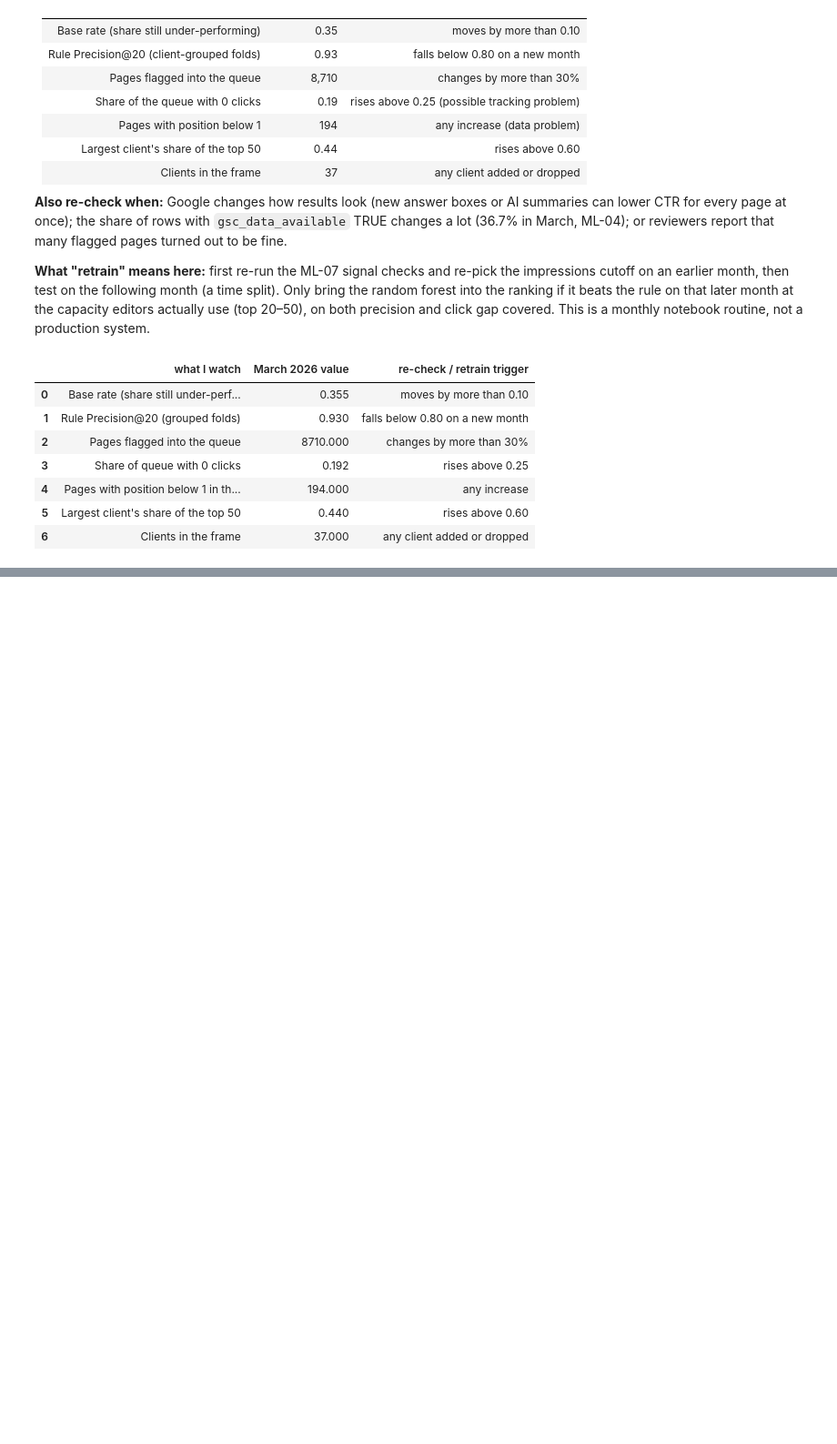
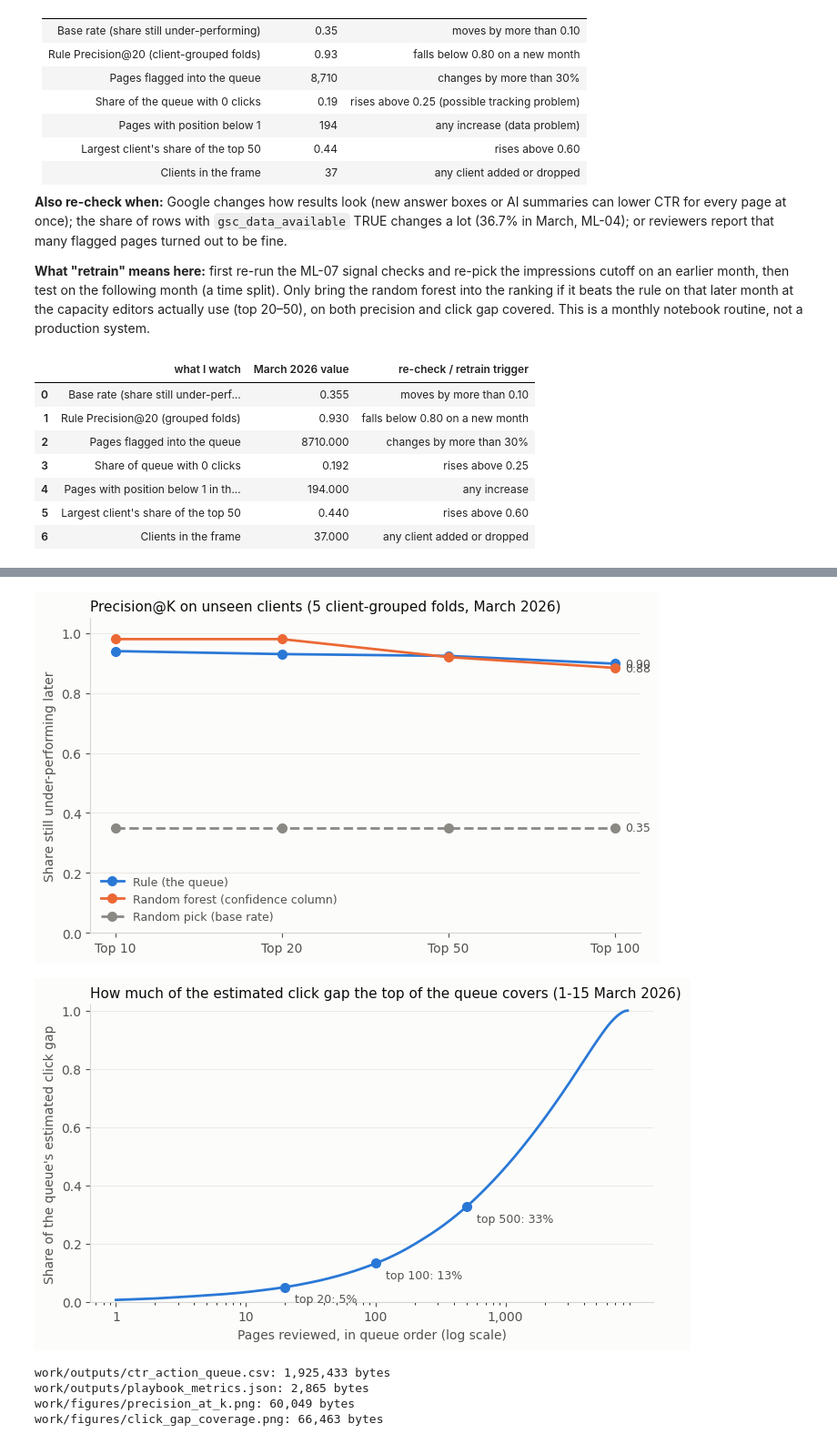
Before and after one commit to jjcodes999/flyrank-ml-repo, a Jupyter notebook: work/notebooks/w07_action_playbook.ipynb, the cells around one changed output, grey strips where cells are left out. Shown at 91% size. Drawn from its saved outputs; the diff is of its cells as text; code cells hidden in the pictures; blank space fills up the shorter version.

```diff
--- a/work/notebooks/w07_action_playbook.ipynb
+++ b/work/notebooks/w07_action_playbook.ipynb
@@ -414,3 +424,77 @@ display(reference)
+# %%
+# EXPORTS FOR THE PAPER
+import os, json
+import matplotlib.pyplot as plt
+os.makedirs("work/outputs", exist_ok=True)
+os.makedirs("work/figures", exist_ok=True)
+
+# 1) The ranked queue (stays out of git; no outcome column inside)
+queue_cols = ["rank", "client_hash_id", "content_hash_id", "impressions_h1", "clicks_h1", "ctr_h1",
+              "position_h1", "expected_ctr_h1", "score", "action", "reason_codes", "persistence_prob", "confidence"]
+queue[queue_cols].to_csv("work/outputs/ctr_action_queue.csv", index=False)
+
+# 2) The receipts: every key number in one file
+metrics = {
+    "data": "FlyRank warehouse, month=2026-03; features 1-15 March, outcome 16-31 March",
+    "pages_scored": int(len(pages)), "clients": int(pages["client_hash_id"].nunique()),
+    "pages_in_queue": int(len(queue)),
+    "base_rate": round(float(pages["still_under"].mean()), 3),
+    "precision_at_k_grouped_5fold": {m: {k: float(v) for k, v in r.items()} for m, r in pk.to_dict("index").items()},
+    "queue_by_action": {k: int(v) for k, v in queue["action"].value_counts().items()},
+    "missed_clicks_covered": {str(int(r.pages_reviewed)): {"missed_clicks": float(r.missed_clicks_covered), "share": float(r.share_of_queue_gap)}
+                              for r in capture.itertuples()},
+    "archetypes": {a: {"pages": int(r.pages), "action": r.action, "still_under_rate": float(r.still_under_rate)} for a, r in arche.iterrows()},
+    "decay_by_age": {str(b): {k: float(v) for k, v in r.items()} for b, r in decay.iterrows()},
+    "seeds": {"random_forest": 42}, "folds": "GroupKFold(5) by client_hash_id",
+}
+with open("work/outputs/playbook_metrics.json", "w") as f:
+    json.dump(metrics, f, indent=2)
+
+# 3) Two figures (one axis each, colour-blind-safe blue/orange, grey for the random baseline)
+BLUE, ORANGE, GRAY, INK, INK2, SURFACE = "#2a78d6", "#eb6834", "#8a8984", "#0b0b0b", "#52514e", "#fcfcfb"
+def style(ax):
+    ax.set_facecolor(SURFACE)
+    for s in ["top", "right"]: ax.spines[s].set_visible(False)
+    for s in ["left", "bottom"]: ax.spines[s].set_color("#d6d5d0")
+    ax.tick_params(colors=INK2); ax.grid(axis="y", color="#ebeae6", linewidth=0.8); ax.set_axisbelow(True)
+
+# Figure 1: Precision@K - rule vs forest vs random pick
+fig, ax = plt.subplots(figsize=(7, 4.2), facecolor=SURFACE); style(ax)
+x = list(range(len(KS)))
+for name, color, ls in [("Rule (the queue)", BLUE, "-"), ("Random forest (confidence column)", ORANGE, "-"), ("Random pick (base rate)", GRAY, "--")]:
+    vals = [pk.loc[name, f"P@{k}"] for k in KS]
+    ax.plot(x, vals, ls, color=color, linewidth=2, marker="o", markersize=7, label=name)
+    ax.annotate(f"{vals[-1]:.2f}", (x[-1], vals[-1]), xytext=(8, 0), textcoords="offset points", va="center", color=INK2, fontsize=9)
+ax.set_xticks(x, [f"Top {k}" for k in KS]); ax.set_ylim(0, 1.05); ax.set_ylabel("Share still under-performing later", color=INK2)
+ax.set_title("Precision@K on unseen clients (5 client-grouped folds, March 2026)", color=INK, fontsize=11, loc="left")
+ax.legend(frameon=False, loc="lower left", fontsize=9, labelcolor=INK2)
+fig.tight_layout(); fig.savefig("work/figures/precision_at_k.png", dpi=150); plt.show()
+
+# Figure 2: estimated click gap covered as more pages are reviewed
+cum = queue["score"].cumsum() / total_gap
+fig, ax = plt.subplots(figsize=(7, 4.2), facecolor=SURFACE); style(ax)
+ax.plot(queue["rank"], cum, color=BLUE, linewidth=2)
+for n in [20, 100, 500]:
+    if n <= len(queue):
+        ax.plot(n, cum.iloc[n - 1], "o", color=BLUE, markersize=7)
+        ax.annotate(f"top {n}: {cum.iloc[n - 1]:.0%}", (n, cum.iloc[n - 1]), xytext=(8, -12), textcoords="offset points", color=INK2, fontsize=9)
+ax.set_xscale("log"); ax.set_ylim(0, 1.02)
+ticks = [t for t in [1, 10, 100, 1000, 10000] if t <= len(queue)]
+ax.set_xticks(ticks, [f"{t:,}" for t in ticks])
+ax.set_xlabel("Pages reviewed, in queue order (log scale)", color=INK2); ax.set_ylabel("Share of the queue's estimated click gap", color=INK2)
+ax.set_title("How much of the estimated click gap the top of the queue covers (1-15 March 2026)", color=INK, fontsize=11, loc="left")
+fig.tight_layout(); fig.savefig("work/figures/click_gap_coverage.png", dpi=150); plt.show()
+
+for p in ["work/outputs/ctr_action_queue.csv", "work/outputs/playbook_metrics.json",
+          "work/figures/precision_at_k.png", "work/figures/click_gap_coverage.png"]:
+    print(f"{p}: {os.path.getsize(p):,} bytes")
+# %% [output]
+[figure, added]
+[figure, added]
+work/outputs/ctr_action_queue.csv: 1,925,433 bytes
+work/outputs/playbook_metrics.json: 2,865 bytes
+work/figures/precision_at_k.png: 60,049 bytes
+work/figures/click_gap_coverage.png: 66,463 bytes
 # %% [markdown]
 ## Self-check
 
```
Also changed, not shown: parts of 4 cells of this notebook.
